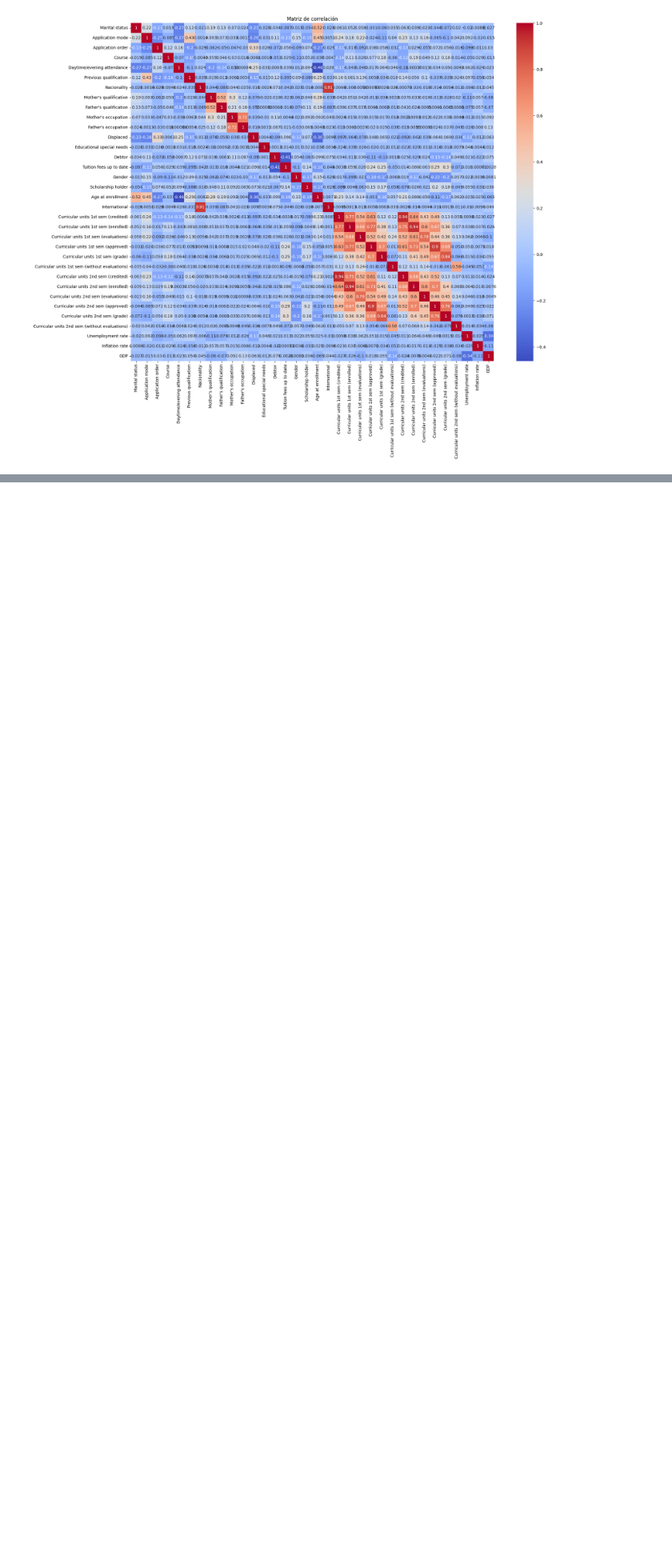
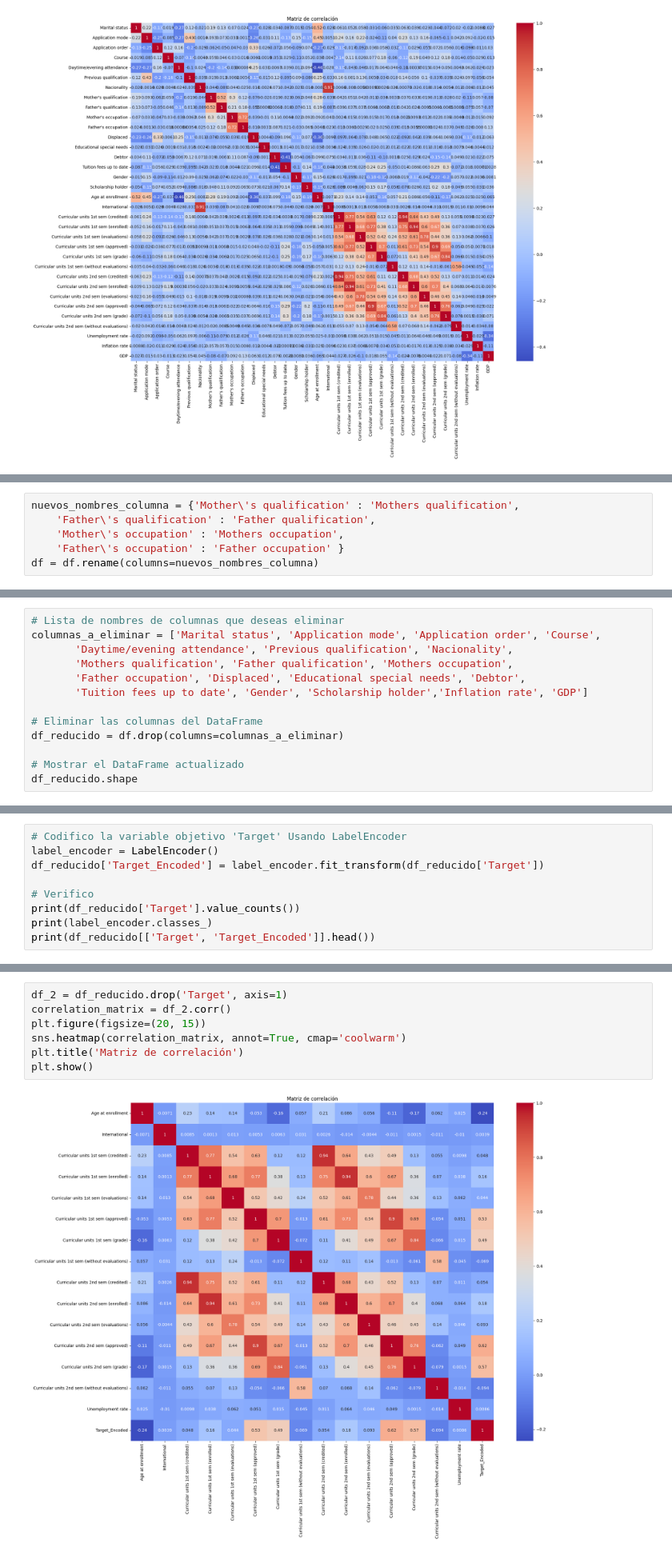
Before and after one commit to AimoneCG/Proyecto-CoderHouse-Data-Science-I-Fundamentos-para-la-Ciencia-de-Datos, a Jupyter notebook: ProyectoDS_Entrega_Final_Aimone.ipynb, the cells around one changed output, grey strips where cells are left out. Shown at 80% size. Cells and saved outputs as stored; diff of their text form; blank space fills up the shorter version.

```diff
--- a/ProyectoDS_Entrega_Final_Aimone.ipynb
+++ b/ProyectoDS_Entrega_Final_Aimone.ipynb
@@ -240,0 +322,6 @@ plt.show()
+# %%
+nuevos_nombres_columna = {'Mother\'s qualification' : 'Mothers qualification',
+    'Father\'s qualification' : 'Father qualification',
+    'Mother\'s occupation' : 'Mothers occupation',
+    'Father\'s occupation' : 'Father occupation' }
+df = df.rename(columns=nuevos_nombres_columna)
@@ -240,0 +351,13 @@ plt.show()
+# %%
+# Lista de nombres de columnas que deseas eliminar
+columnas_a_eliminar = ['Marital status', 'Application mode', 'Application order', 'Course',
+       'Daytime/evening attendance', 'Previous qualification', 'Nacionality',
+       'Mothers qualification', 'Father qualification', 'Mothers occupation',
+       'Father occupation', 'Displaced', 'Educational special needs', 'Debtor',
+       'Tuition fees up to date', 'Gender', 'Scholarship holder','Inflation rate', 'GDP']
+
+# Eliminar las columnas del DataFrame
+df_reducido = df.drop(columns=columnas_a_eliminar)
+
+# Mostrar el DataFrame actualizado
+df_reducido.shape
@@ -240,0 +386,9 @@ plt.show()
+# %%
+# Codifico la variable objetivo 'Target' Usando LabelEncoder
+label_encoder = LabelEncoder()
+df_reducido['Target_Encoded'] = label_encoder.fit_transform(df_reducido['Target'])
+
+# Verifico
+print(df_reducido['Target'].value_counts())
+print(label_encoder.classes_)
+print(df_reducido[['Target', 'Target_Encoded']].head())
@@ -240,0 +408,9 @@ plt.show()
+# %%
+df_2 = df_reducido.drop('Target', axis=1)
+correlation_matrix = df_2.corr()
+plt.figure(figsize=(20, 15))
+sns.heatmap(correlation_matrix, annot=True, cmap='coolwarm')
+plt.title('Matriz de correlación')
+plt.show()
+# %% [output]
+[figure, added]
```
Also changed, not shown: parts of 29 cells of this notebook.
